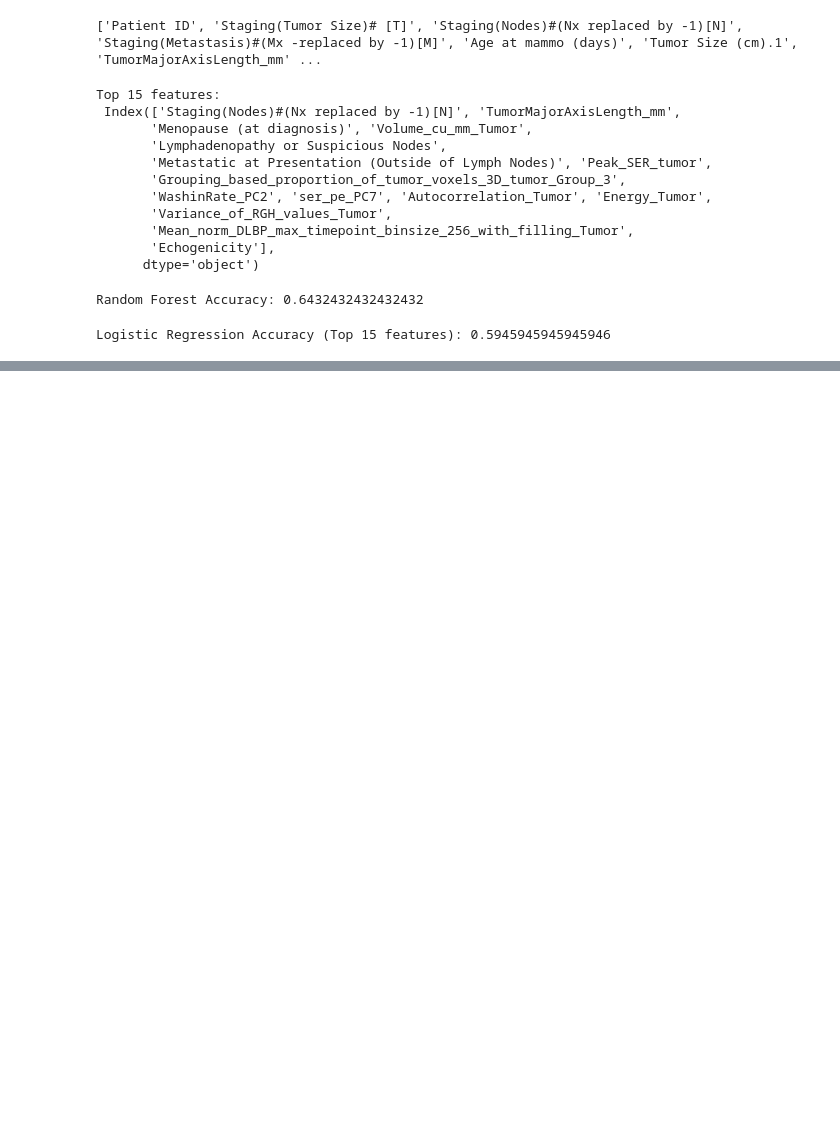
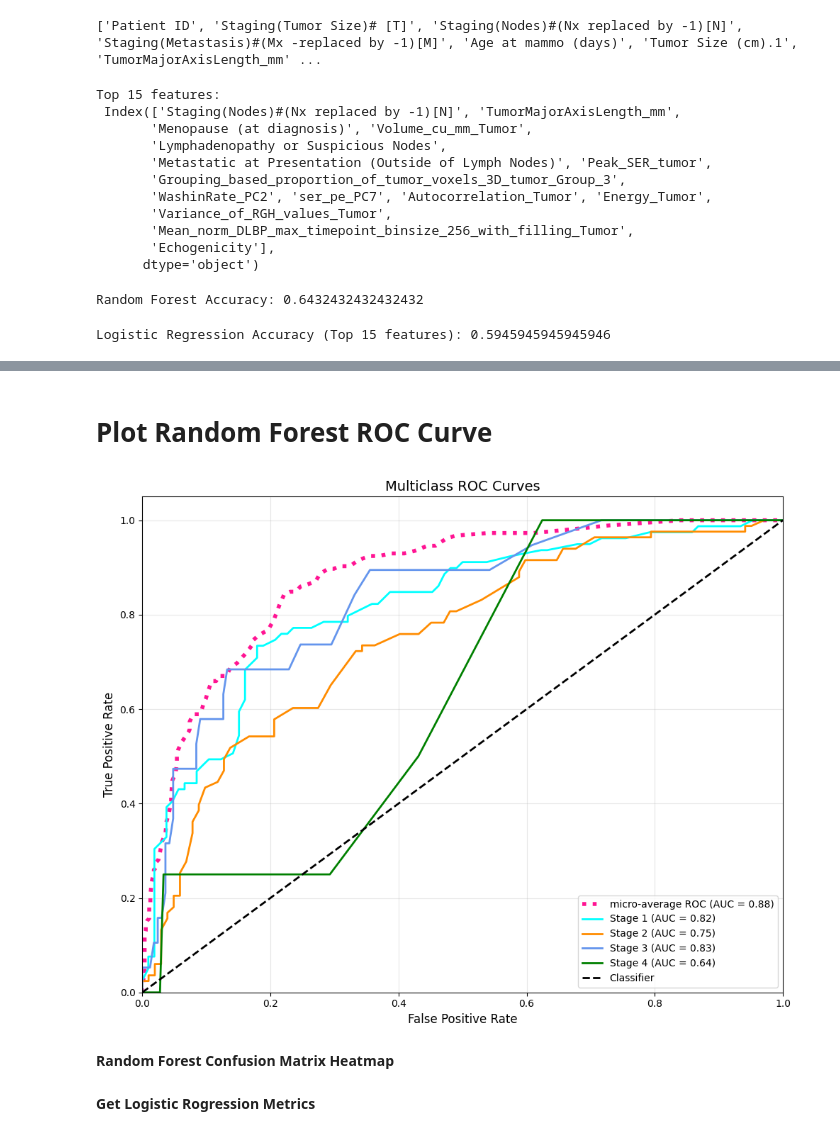
Before and after one commit to grod23/Breast-Cancer-Stage-Prediction, a Jupyter notebook: src/breast_mri_dataset/MLModeling.ipynb, the cells around one changed output, grey strips where cells are left out. Drawn from its saved outputs; the diff is of its cells as text; code cells hidden in the pictures; blank space fills up the shorter version.

```diff
--- a/src/breast_mri_dataset/MLModeling.ipynb
+++ b/src/breast_mri_dataset/MLModeling.ipynb
@@ -65,0 +184,9 @@ Logistic Regression Accuracy (Top 15 features): 0.5945945945945946
+# %% [markdown]
+# **Plot Random Forest ROC Curve**
+# %%
+y_pred_proba = model_rf.predict_proba(X_test)
+plot_roc(model_rf, y_test, y_pred_proba)
+# %% [output]
+[figure, added]
+# %% [markdown]
+**Random Forest Confusion Matrix Heatmap**
@@ -65,0 +195,2 @@ Logistic Regression Accuracy (Top 15 features): 0.5945945945945946
+# %% [markdown]
+**Get Logistic Rogression Metrics**
```
Also changed, not shown: parts of 41 cells of this notebook, 2 other files.
